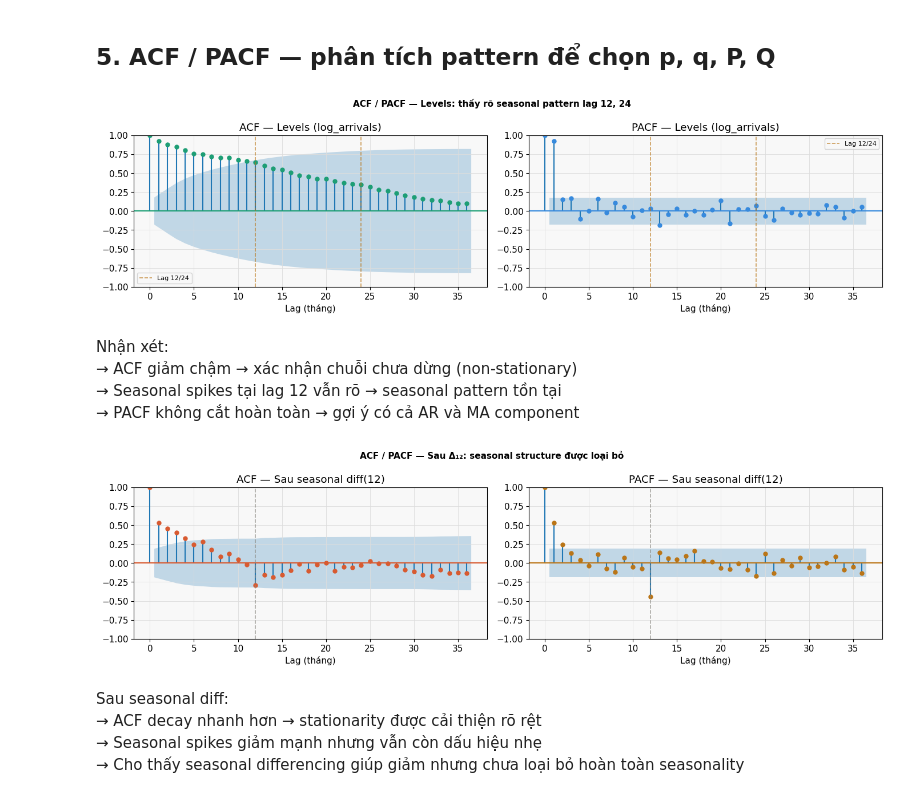
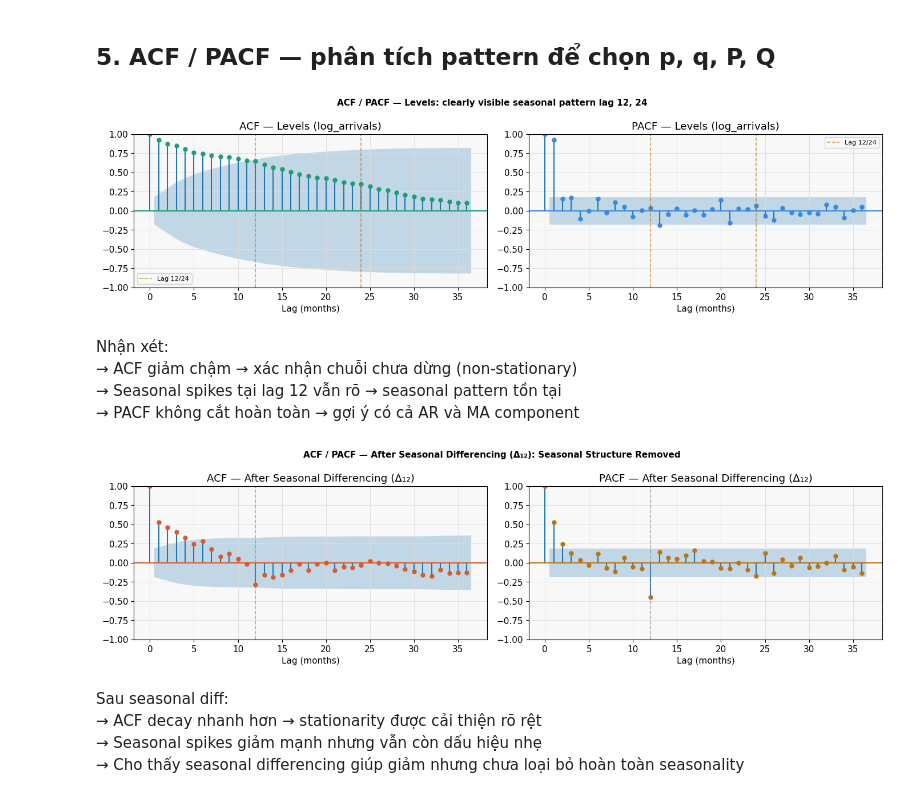
Before and after one commit to huynnrr/time-series-project, a Jupyter notebook: Notebooks/03_Stationarity_tests.ipynb, the cells around one changed output. Saved outputs shown, nothing was run; the diff lists cells and outputs as text; code cells hidden in the pictures.

```diff
--- a/Notebooks/03_Stationarity_tests.ipynb
+++ b/Notebooks/03_Stationarity_tests.ipynb
@@ -70,7 +70,7 @@ s_d1D1 = s.diff().diff(12).dropna()  # cả hai
 
 fig, axes = plt.subplots(4, 1, figsize=(14, 12), sharex=False)
 specs = [
-    (s,      TEAL,  "log_arrivals — Levels (chưa differencing)"),
+    (s,      TEAL,  "log_arrivals — Levels (yet differencing)"),
     (s_d1,   BLUE,  "Δ log_arrivals — Regular diff(1)"),
     (s_D1,   CORAL, "Δ₁₂ log_arrivals — Seasonal diff(12)"),
     (s_d1D1, AMBER, "Δ Δ₁₂ log_arrivals — diff(1) + seasonal diff(12)"),
@@ -81,7 +81,7 @@ for ax, (series, color, title) in zip(axes, specs):
     ax.set_title(title, fontweight="bold", fontsize=10)
     ax.set_ylabel("Value")
 
-plt.suptitle("Visual Inspection: Các dạng differencing",
+plt.suptitle("Visual Inspection: Differentiating Types",
              fontsize=13, fontweight="bold", y=1.01)
 plt.tight_layout()
 plt.savefig("../outputs/step3_differencing_comparison.png", dpi=150, bbox_inches="tight")
@@ -260,15 +260,15 @@ plot_pacf(s, lags=36, ax=axes[1], color=BLUE, alpha=0.05,
 for ax in axes:
     ax.axvline(12, color=AMBER, lw=1.2, ls="--", alpha=0.7, label="Lag 12/24")
     ax.axvline(24, color=AMBER, lw=1.2, ls="--", alpha=0.7)
-    ax.set_xlabel("Lag (tháng)")
+    ax.set_xlabel("Lag (months)")
     ax.legend(fontsize=8)
-plt.suptitle("ACF / PACF — Levels: thấy rõ seasonal pattern lag 12, 24",
+plt.suptitle("ACF / PACF — Levels: clearly visible seasonal pattern lag 12, 24",
              fontsize=11, fontweight="bold")
 plt.tight_layout()
 plt.savefig("../outputs/step3_acf_pacf_levels.png", dpi=150, bbox_inches="tight")
 plt.show()
 # %% [output]
-[figure, old version]
+[figure, new version]
 # %% [markdown]
 Nhận xét:
 → ACF giảm chậm → xác nhận chuỗi chưa dừng (non-stationary)
@@ -277,20 +277,20 @@ Nhận xét:
 # %%
 # ── ACF/PACF sau seasonal diff(12) ───────────────────
 fig, axes = plt.subplots(1, 2, figsize=(14, 4))
 plot_acf(s_D1,  lags=36, ax=axes[0], color=CORAL, alpha=0.05,
-         title="ACF — Sau seasonal diff(12)")
+         title="ACF — After Seasonal Differencing (Δ₁₂)")
 plot_pacf(s_D1, lags=36, ax=axes[1], color=AMBER, alpha=0.05,
-          title="PACF — Sau seasonal diff(12)", method="ywm")
+          title="PACF — After Seasonal Differencing (Δ₁₂)", method="ywm")
 for ax in axes:
     ax.axvline(12, color=GRAY, lw=1.2, ls="--", alpha=0.7)
-    ax.set_xlabel("Lag (tháng)")
-plt.suptitle("ACF / PACF — Sau Δ₁₂: seasonal structure được loại bỏ",
+    ax.set_xlabel("Lag (months)")
+plt.suptitle("ACF / PACF — After Seasonal Differencing (Δ₁₂): Seasonal Structure Removed",
              fontsize=11, fontweight="bold")
 plt.tight_layout()
 plt.savefig("../outputs/step3_acf_pacf_seasonal_diff.png", dpi=150, bbox_inches="tight")
 plt.show()
 # %% [output]
-[figure, old version]
+[figure, new version]
 # %% [markdown]
 Sau seasonal diff:
 → ACF decay nhanh hơn → stationarity được cải thiện rõ rệt
```
Also changed, not shown: parts of 2 cells of this notebook, 44 other files.
